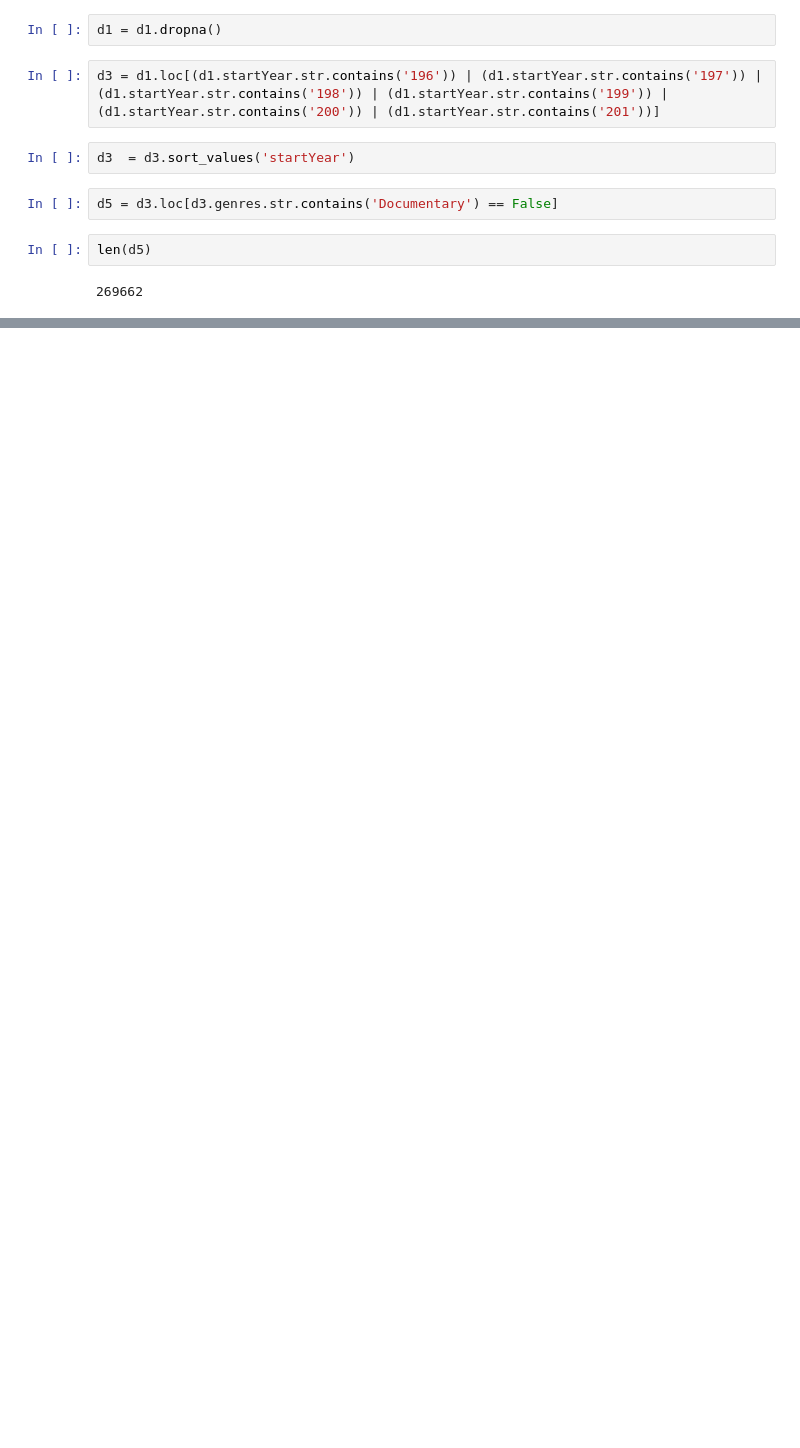
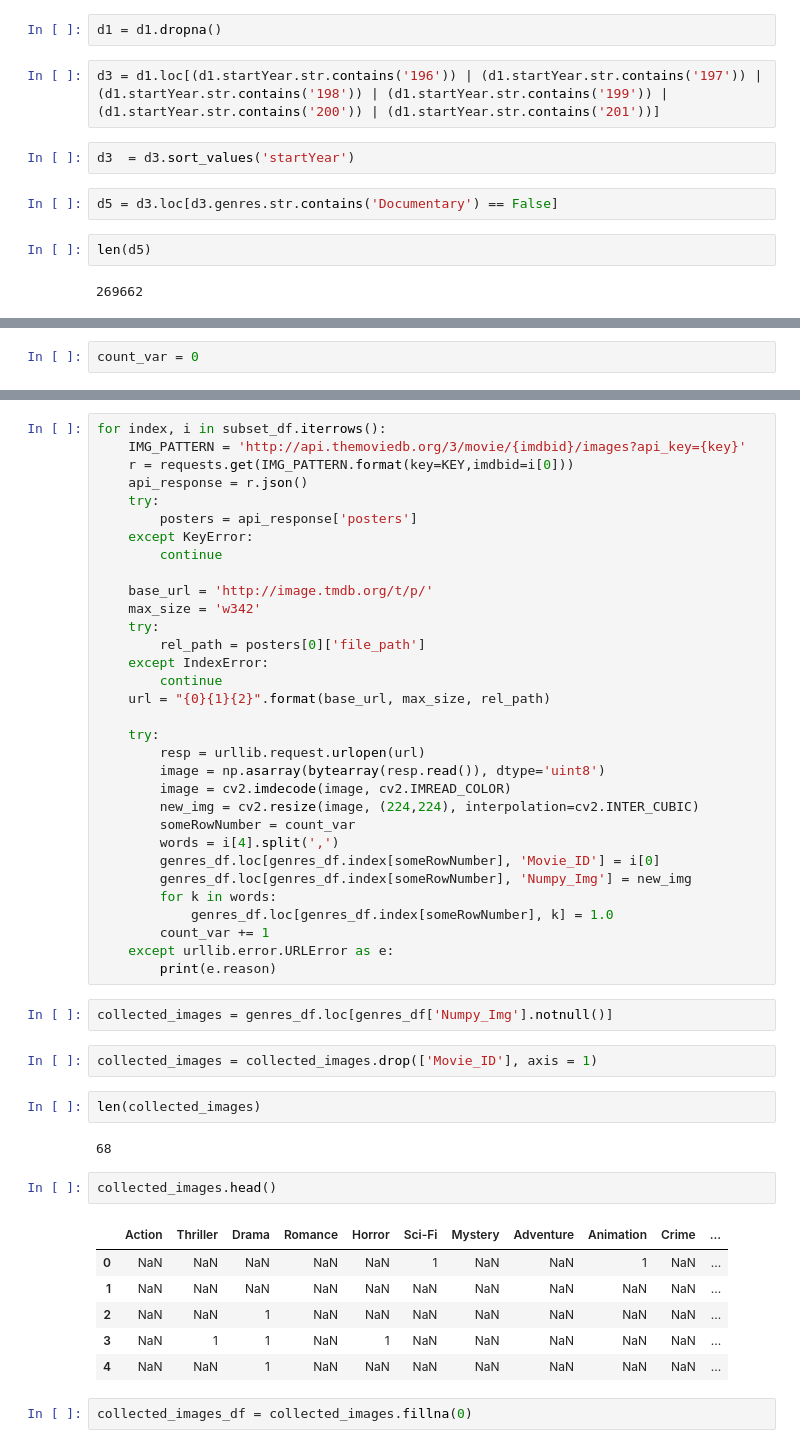
Before and after one commit to adjakka/Leaning-Resources, a Jupyter notebook: Posters - testingonly.ipynb, the cells around one changed output, grey strips where cells are left out. Cells and saved outputs as stored; diff of their text form; blank space fills up the shorter version.

```diff
--- a/Posters - testingonly.ipynb
+++ b/Posters - testingonly.ipynb
@@ -62,0 +166,2 @@ full_list_1.groupby('genres').count().sort_values(by = 'startYear', ascending =
+# %%
+count_var = 0
@@ -62,0 +176,51 @@ full_list_1.groupby('genres').count().sort_values(by = 'startYear', ascending =
+# %%
+for index, i in subset_df.iterrows():
+    IMG_PATTERN = 'http://api.themoviedb.org/3/movie/{imdbid}/images?api_key={key}'
+    r = requests.get(IMG_PATTERN.format(key=KEY,imdbid=i[0]))
+    api_response = r.json()
+    try:
+        posters = api_response['posters']
+    except KeyError:
+        continue
+
+    base_url = 'http://image.tmdb.org/t/p/'
+    max_size = 'w342'
+    try:
+        rel_path = posters[0]['file_path']
+    except IndexError:
+        continue
+    url = "{0}{1}{2}".format(base_url, max_size, rel_path)
+
+    try:
+        resp = urllib.request.urlopen(url)
+        image = np.asarray(bytearray(resp.read()), dtype='uint8')
+        image = cv2.imdecode(image, cv2.IMREAD_COLOR)
+        new_img = cv2.resize(image, (224,224), interpolation=cv2.INTER_CUBIC)
+        someRowNumber = count_var
+        words = i[4].split(',')
+        genres_df.loc[genres_df.index[someRowNumber], 'Movie_ID'] = i[0]
+        genres_df.loc[genres_df.index[someRowNumber], 'Numpy_Img'] = new_img
+        for k in words:
+            genres_df.loc[genres_df.index[someRowNumber], k] = 1.0
+        count_var += 1
+    except urllib.error.URLError as e:
+        print(e.reason)
+# %%
+collected_images = genres_df.loc[genres_df['Numpy_Img'].notnull()]
+# %%
+collected_images = collected_images.drop(['Movie_ID'], axis = 1)
+# %%
+len(collected_images)
+# %% [output]
+68
+# %%
+collected_images.head()
+# %% [output]
+|  | Action | Thriller | Drama | Romance | Horror | Sci-Fi | Mystery | Adventure | Animation | Crime | ... |
+| 0 | NaN | NaN | NaN | NaN | NaN | 1 | NaN | NaN | 1 | NaN | ... |
+| 1 | NaN | NaN | NaN | NaN | NaN | NaN | NaN | NaN | NaN | NaN | ... |
+| 2 | NaN | NaN | 1 | NaN | NaN | NaN | NaN | NaN | NaN | NaN | ... |
+| 3 | NaN | 1 | 1 | NaN | 1 | NaN | NaN | NaN | NaN | NaN | ... |
+| 4 | NaN | NaN | 1 | NaN | NaN | NaN | NaN | NaN | NaN | NaN | ... |
+# %%
+collected_images_df = collected_images.fillna(0)
```
Also changed, not shown: parts of 44 cells of this notebook.
